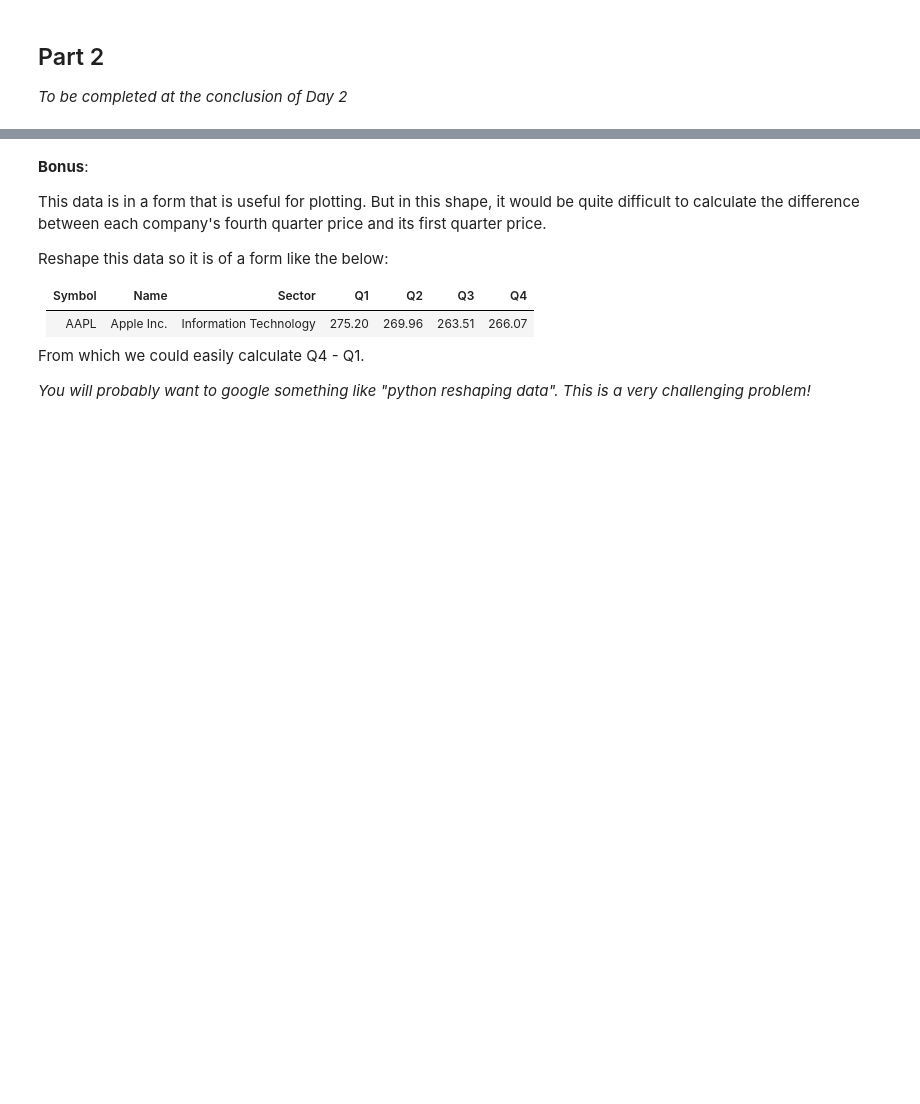
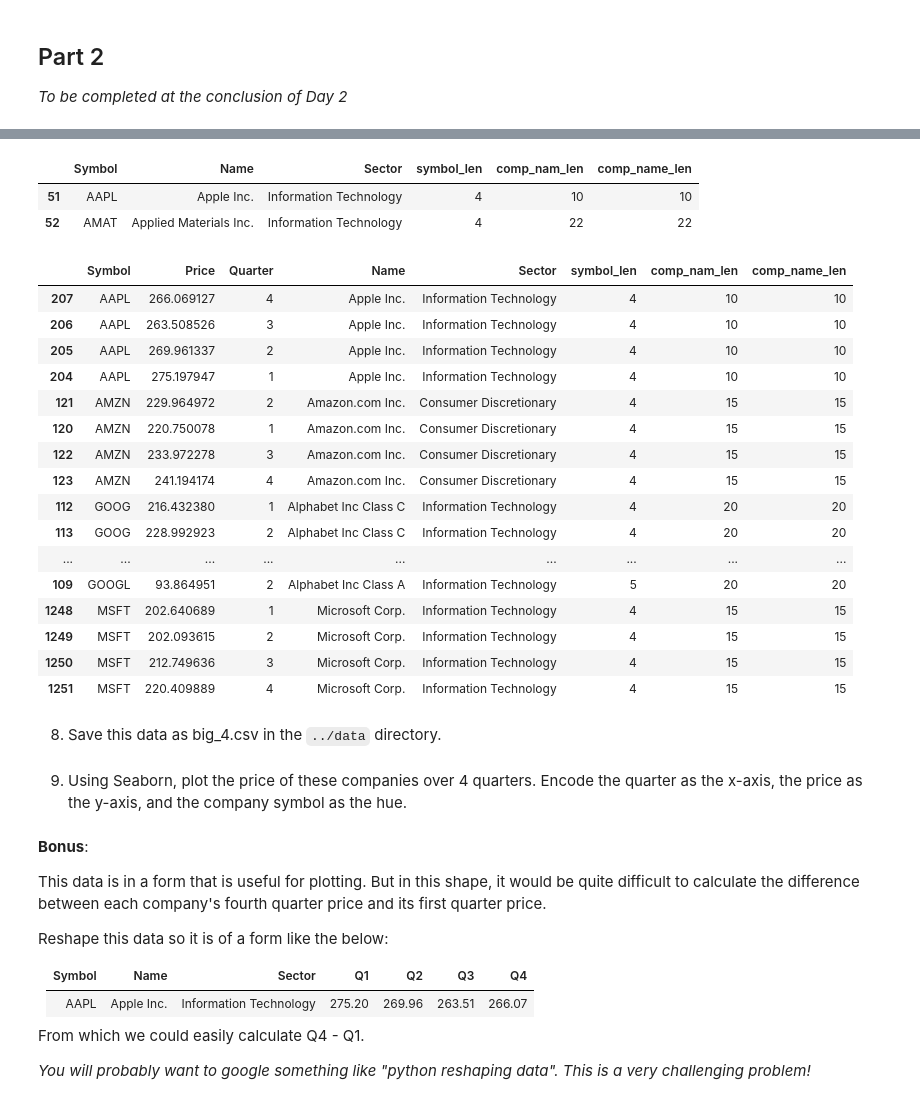
Before and after one commit to janetzahner/intro-python-datasci, a Jupyter notebook: notebooks/JZ_Case-Study.ipynb, the cells around one changed output, grey strips where cells are left out. Saved outputs shown, nothing was run; the diff lists cells and outputs as text; code cells hidden in the pictures; blank space fills up the shorter version.

```diff
--- a/notebooks/JZ_Case-Study.ipynb
+++ b/notebooks/JZ_Case-Study.ipynb
@@ -281,0 +341,3 @@ Note that this data is entirely fabricated and does not exhibit the qualities of
+# %%
+comp_name_len = comp_df['Name'].str.len()
+comp_name_len
@@ -281,0 +357,3 @@ Note that this data is entirely fabricated and does not exhibit the qualities of
+# %%
+comp_df['comp_name_len'] = comp_name_len
+comp_df
@@ -281,0 +412,4 @@ Note that this data is entirely fabricated and does not exhibit the qualities of
+# %%
+import pandas as pd
+prices_df = pd.read_csv('../data/prices.csv')
+prices_df.head()
@@ -281,0 +452,3 @@ Note that this data is entirely fabricated and does not exhibit the qualities of
+# %%
+prices_comp_df = pd.merge(prices_df, comp_df, left_on = 'Symbol', right_on = 'Symbol')
+prices_comp_df
@@ -282,3 +522,35 @@ Note that this data is entirely fabricated and does not exhibit the qualities of
+# %%
+comp_df[comp_df['Name'].str.match(pat = '^App')]
+# %% [output]
+|  | Symbol | Name | Sector | symbol_len | comp_nam_len | comp_name_len |
+| 51 | AAPL | Apple Inc. | Information Technology | 4 | 10 | 10 |
+| 52 | AMAT | Applied Materials Inc. | Information Technology | 4 | 22 | 22 |
+# %%
+#grabbed the symbols I found in lines above this
+prices_comp_df_filter = prices_comp_df['Symbol'].isin(['AAPL', 'GOOGL', 'GOOG', 'MSFT', 'AMZN'])
+prices_comp_df[prices_comp_df_filter].sort_values(by = ('Symbol'), ascending=True)
+# %% [output]
+|  | Symbol | Price | Quarter | Name | Sector | symbol_len | comp_nam_len | comp_name_len |
+| 207 | AAPL | 266.069127 | 4 | Apple Inc. | Information Technology | 4 | 10 | 10 |
+| 206 | AAPL | 263.508526 | 3 | Apple Inc. | Information Technology | 4 | 10 | 10 |
+| 205 | AAPL | 269.961337 | 2 | Apple Inc. | Information Technology | 4 | 10 | 10 |
+| 204 | AAPL | 275.197947 | 1 | Apple Inc. | Information Technology | 4 | 10 | 10 |
+| 121 | AMZN | 229.964972 | 2 | Amazon.com Inc. | Consumer Discretionary | 4 | 15 | 15 |
+| 120 | AMZN | 220.750078 | 1 | Amazon.com Inc. | Consumer Discretionary | 4 | 15 | 15 |
+| 122 | AMZN | 233.972278 | 3 | Amazon.com Inc. | Consumer Discretionary | 4 | 15 | 15 |
+| 123 | AMZN | 241.194174 | 4 | Amazon.com Inc. | Consumer Discretionary | 4 | 15 | 15 |
+| 112 | GOOG | 216.432380 | 1 | Alphabet Inc Class C | Information Technology | 4 | 20 | 20 |
+| 113 | GOOG | 228.992923 | 2 | Alphabet Inc Class C | Information Technology | 4 | 20 | 20 |
+| ... | ... | ... | ... | ... | ... | ... | ... | ... |
+| 109 | GOOGL | 93.864951 | 2 | Alphabet Inc Class A | Information Technology | 5 | 20 | 20 |
+| 1248 | MSFT | 202.640689 | 1 | Microsoft Corp. | Information Technology | 4 | 15 | 15 |
+| 1249 | MSFT | 202.093615 | 2 | Microsoft Corp. | Information Technology | 4 | 15 | 15 |
+| 1250 | MSFT | 212.749636 | 3 | Microsoft Corp. | Information Technology | 4 | 15 | 15 |
+| 1251 | MSFT | 220.409889 | 4 | Microsoft Corp. | Information Technology | 4 | 15 | 15 |
+# %% [markdown]
+8. Save this data as big_4.csv in the `../data` directory.
+# %% [markdown]
+9. Using Seaborn, plot the price of these companies over 4 quarters. Encode the quarter as the x-axis, the price as the y-axis, and the company symbol as the hue.
 # %% [markdown]
 **Bonus**:
 
```
Also changed, not shown: parts of 34 cells of this notebook, 3 other files.
